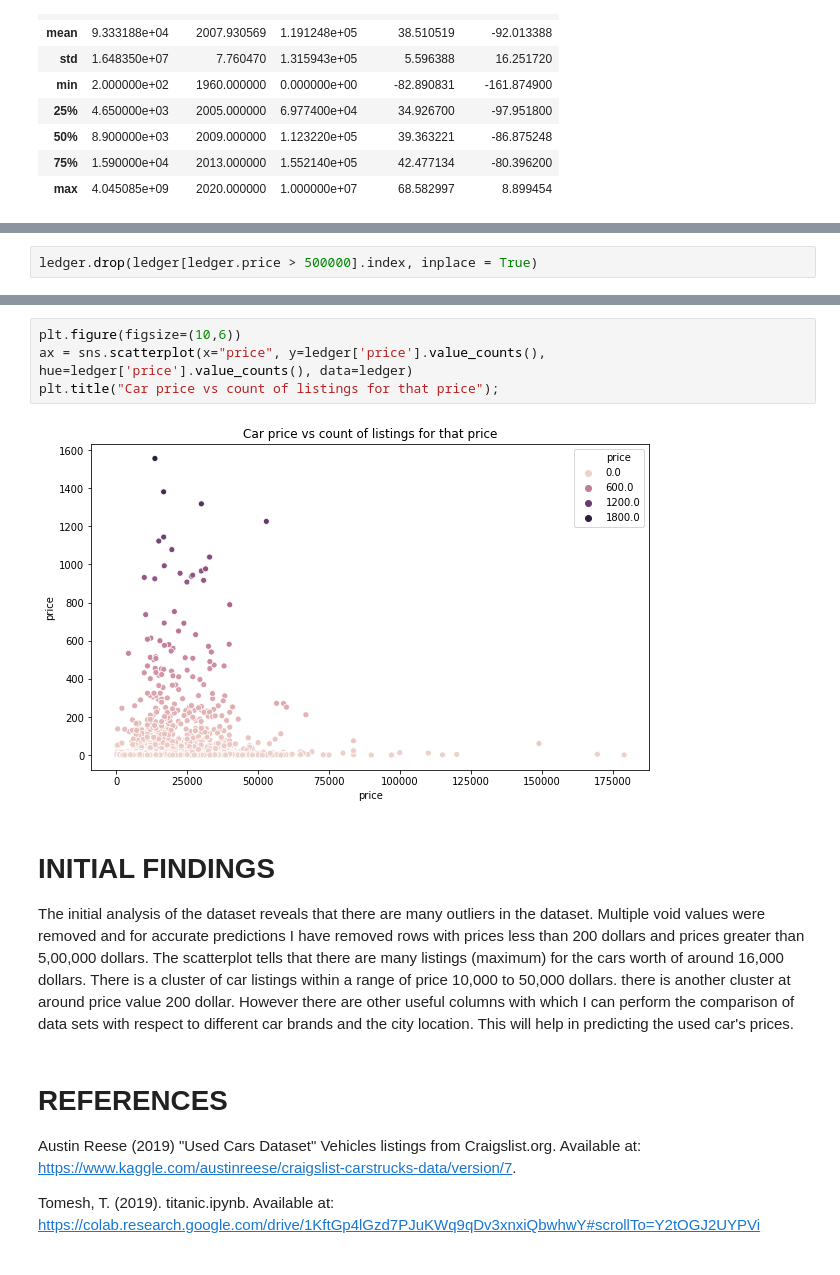
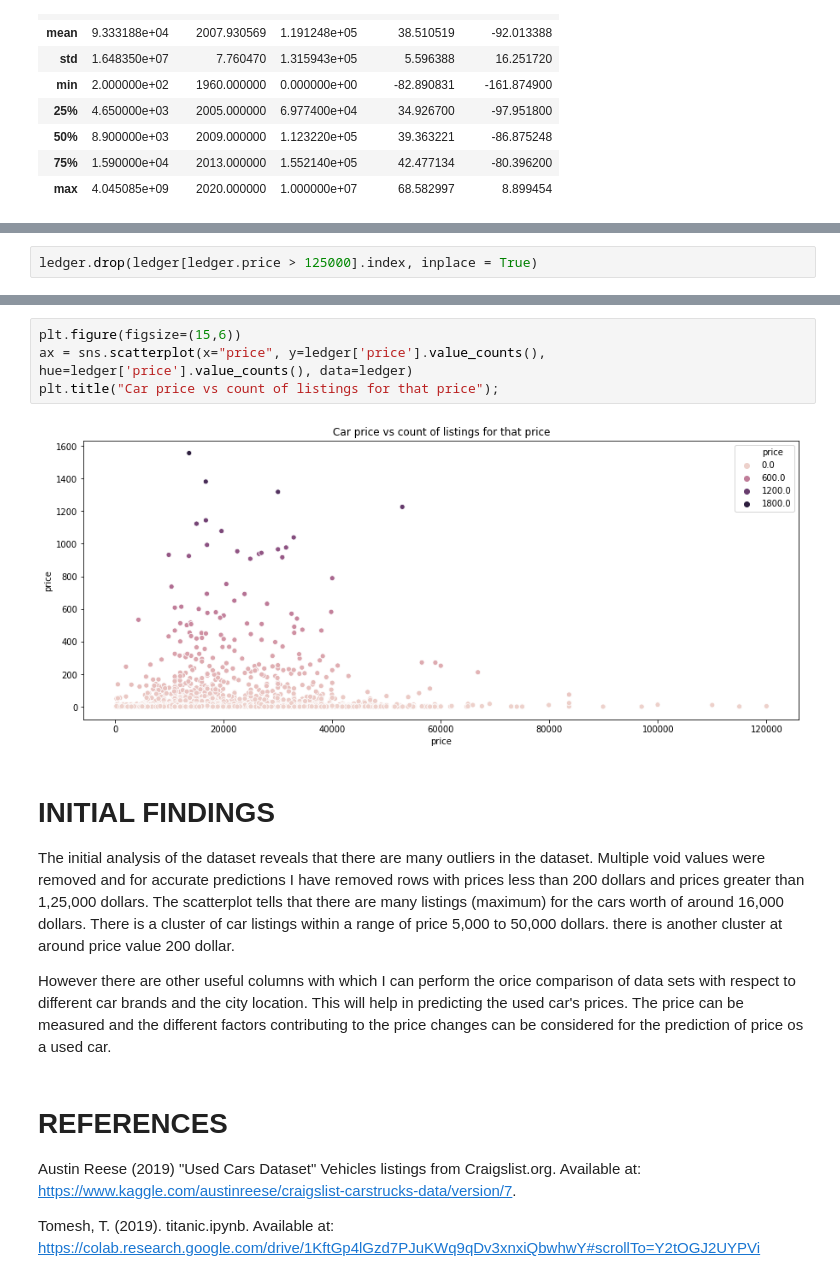
Before and after one commit to jashanmalhi/Data-Analysis, a Jupyter notebook: Used_Cars_Dataset.ipynb, the cells around one changed output, grey strips where cells are left out. Saved outputs shown, nothing was run; the diff lists cells and outputs as text.

```diff
--- a/Used_Cars_Dataset.ipynb
+++ b/Used_Cars_Dataset.ipynb
@@ -254,3 +260,3 @@ ledger.loc[highprice]
 # %%
-ledger.drop(ledger[ledger.price > 500000].index, inplace = True)
+ledger.drop(ledger[ledger.price > 125000].index, inplace = True)
 # %%
@@ -262,13 +268,15 @@ plt.title("Year vs count of listings for that price");
 # %%
-plt.figure(figsize=(10,6))
+plt.figure(figsize=(15,6))
 ax = sns.scatterplot(x="price", y=ledger['price'].value_counts(), hue=ledger['price'].value_counts(), data=ledger)
 plt.title("Car price vs count of listings for that price");
 # %% [output]
-[figure, old version]
+[figure, new version]
 # %% [markdown]
 # INITIAL FINDINGS
 
-The initial analysis of the dataset reveals that there are many outliers in the dataset.  Multiple void values were removed and for accurate predictions I have removed rows with prices less than 200 dollars and prices greater than 5,00,000 dollars. The scatterplot tells that there are many listings (maximum) for the cars worth of around 16,000 dollars. There is a cluster of car listings within a range of price 10,000 to 50,000 dollars. there is another cluster at around price value 200 dollar. However there are other useful columns with which I can perform the comparison of data sets with respect to different car brands and the city location. This will help in predicting the used car's prices.
+The initial analysis of the dataset reveals that there are many outliers in the dataset.  Multiple void values were removed and for accurate predictions I have removed rows with prices less than 200 dollars and prices greater than 1,25,000 dollars. The scatterplot tells that there are many listings (maximum) for the cars worth of around 16,000 dollars. There is a cluster of car listings within a range of price 5,000 to 50,000 dollars. there is another cluster at around price value 200 dollar.
+
+However there are other useful columns with which I can perform the orice comparison of data sets with respect to different car brands and the city location. This will help in predicting the used car's prices. The price can be measured and the different factors contributing to the price changes can be considered for the prediction of price os a used car.
 # %% [markdown]
 # REFERENCES
 
```
Also changed, not shown: parts of 6 cells of this notebook.
